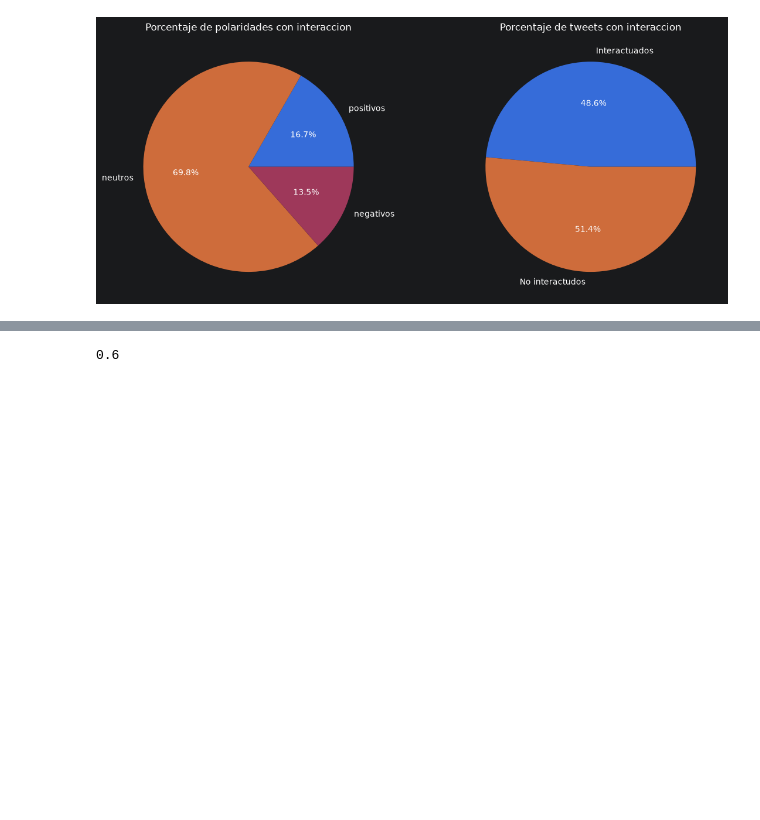
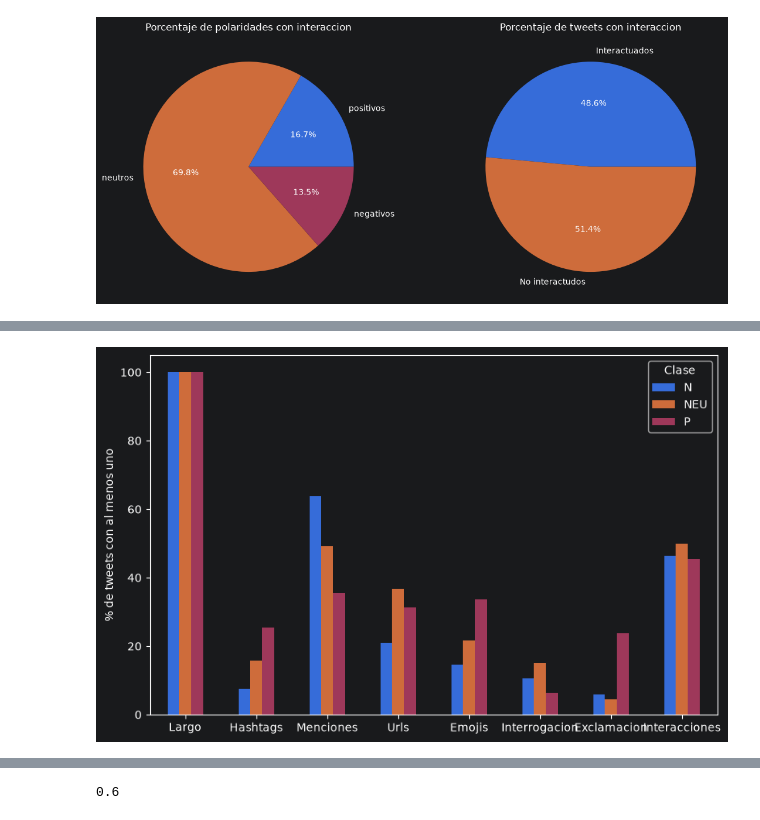
Before and after one commit to LucasFis/Tp_tweets, a Jupyter notebook: Tp_tweets.ipynb, the cells around one changed output, grey strips where cells are left out. Saved outputs shown, nothing was run; the diff lists cells and outputs as text; code cells hidden in the pictures; blank space fills up the shorter version.

```diff
--- a/Tp_tweets.ipynb
+++ b/Tp_tweets.ipynb
@@ -191,7 +191,8 @@ df["length"] = df['text'].apply(lambda texto: len(texto.split()))
 df["hashtag_count"] = df['text'].apply(lambda texto: texto.count('#'))
 df["mention_count"] = df['text'].apply(lambda texto: texto.count('@'))
 df["url_count"] = df['text'].apply(lambda texto: texto.count('http'))
-df["punctuation_count"] = df['text'].apply(lambda texto: texto.count('?') + texto.count('!'))
+df["interrogation_count"] = df['text'].apply(lambda texto: texto.count('?') )
+df["exclamation_count"] = df['text'].apply(lambda texto: texto.count('!'))
 df['emoji_count'] = df['text'].apply(contar_emojis)
 
 # :url: :mencion:
@@ -217,0 +247,25 @@ df.head()
+# %%
+cols = {
+    "length": "Largo",
+    "hashtag_count": "Hashtags",
+    "mention_count": "Menciones",
+    "url_count": "Urls",
+    "emoji_count": "Emojis",
+    "interrogation_count": "Interrogacion",
+    "exclamation_count": "Exclamacion",
+    "tweet_interactions": "Interacciones"
+}
+
+# % de tweets de cada clase que tienen al menos 1 del elemento
+pct = (df[list(cols)] > 0).groupby(df["polarity"]).mean() * 100
+pct = pct.rename(columns=cols)
+
+ax = pct.T.plot(kind="bar", figsize=(8, 5))
+ax.set_ylabel("% de tweets con al menos uno")
+ax.set_xlabel("")
+ax.tick_params(axis="x", rotation=0)
+plt.legend(title="Clase")
+plt.tight_layout()
+plt.show()
+# %% [output]
+[figure, added]
```
Also changed, not shown: parts of 15 cells of this notebook.
